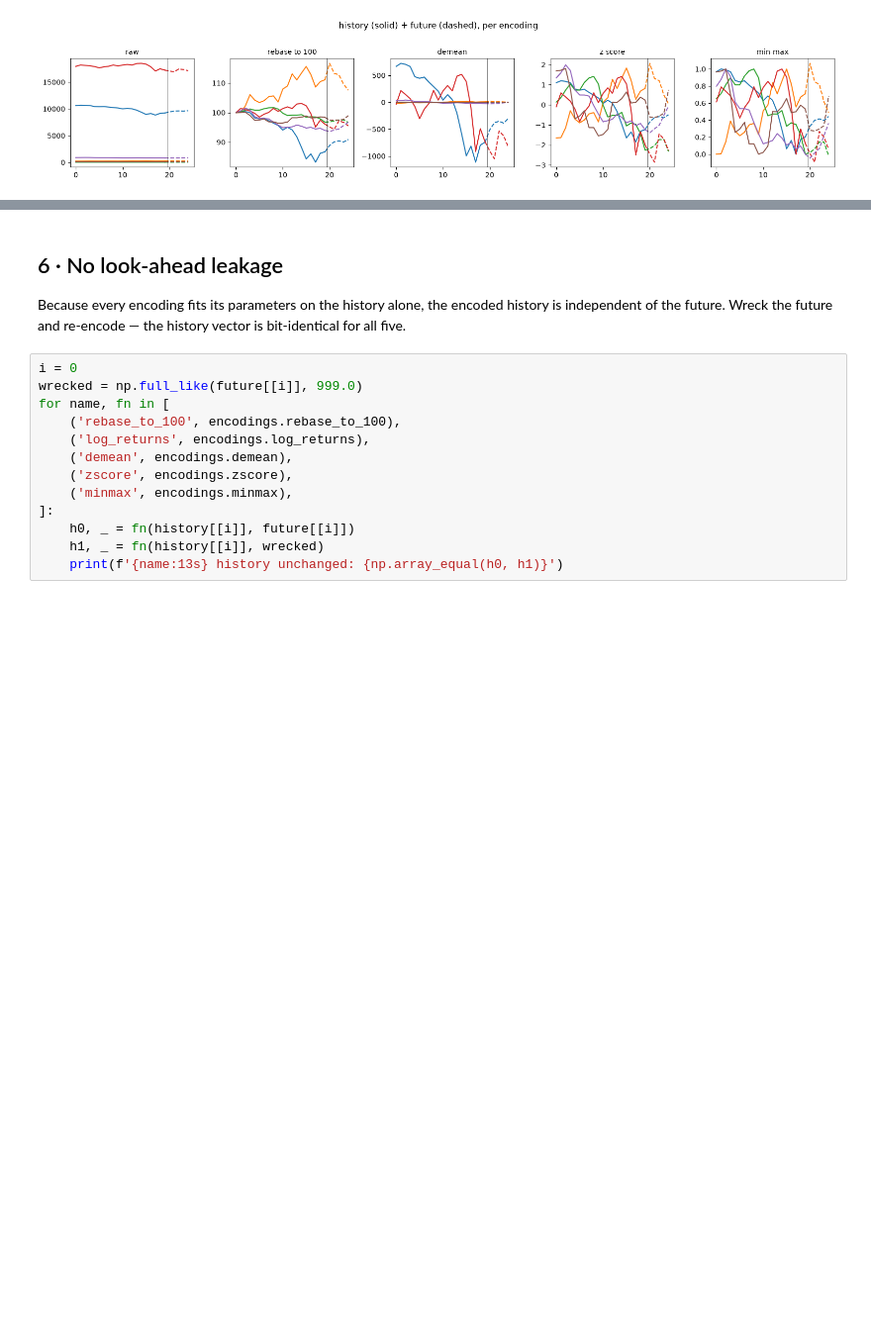
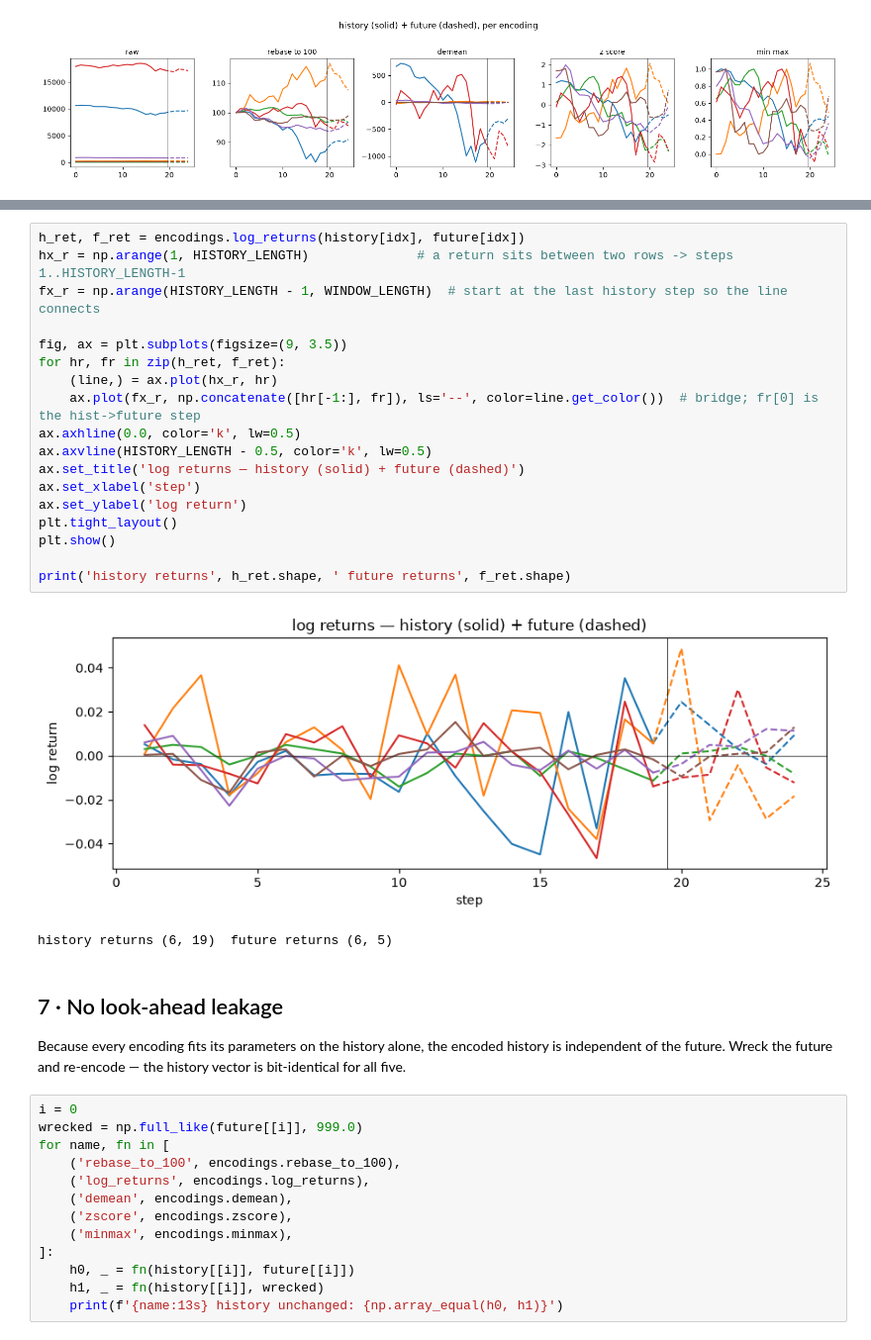
Before and after one commit to marcdumon/investalyze, a Jupyter notebook: notebooks/3_segment_explore.ipynb, the cells around one changed output, grey strips where cells are left out. Shown at 99% size. Drawn from its saved outputs; the diff is of its cells as text; blank space fills up the shorter version.

Commit message:
feat(analysis): add log-returns section to segment notebook

```diff
--- a/notebooks/3_segment_explore.ipynb
+++ b/notebooks/3_segment_explore.ipynb
@@ -142,5 +154,26 @@ plt.show()
+# %%
+h_ret, f_ret = encodings.log_returns(history[idx], future[idx])
+hx_r = np.arange(1, HISTORY_LENGTH)              # a return sits between two rows -> steps 1..HISTORY_LENGTH-1
+fx_r = np.arange(HISTORY_LENGTH - 1, WINDOW_LENGTH)  # start at the last history step so the line connects
+
+fig, ax = plt.subplots(figsize=(9, 3.5))
+for hr, fr in zip(h_ret, f_ret):
+    (line,) = ax.plot(hx_r, hr)
+    ax.plot(fx_r, np.concatenate([hr[-1:], fr]), ls='--', color=line.get_color())  # bridge; fr[0] is the hist->future step
+ax.axhline(0.0, color='k', lw=0.5)
+ax.axvline(HISTORY_LENGTH - 0.5, color='k', lw=0.5)
+ax.set_title('log returns — history (solid) + future (dashed)')
+ax.set_xlabel('step')
+ax.set_ylabel('log return')
+plt.tight_layout()
+plt.show()
+
+print('history returns', h_ret.shape, ' future returns', f_ret.shape)
+# %% [output]
+[figure, added]
+history returns (6, 19)  future returns (6, 5)
 # %% [markdown]
-## 6 · No look-ahead leakage
+## 7 · No look-ahead leakage
 
 Because every encoding fits its parameters on the history alone, the encoded history is independent of
 the future. Wreck the future and re-encode — the history vector is bit-identical for all five.
```
Also changed, not shown: parts of 2 cells of this notebook.
